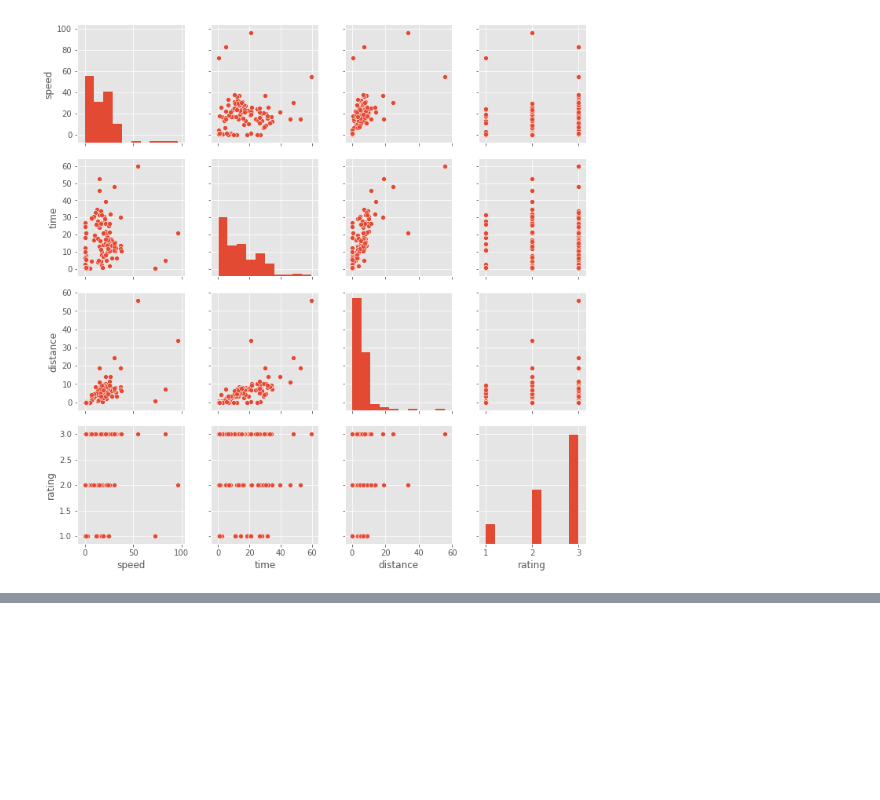
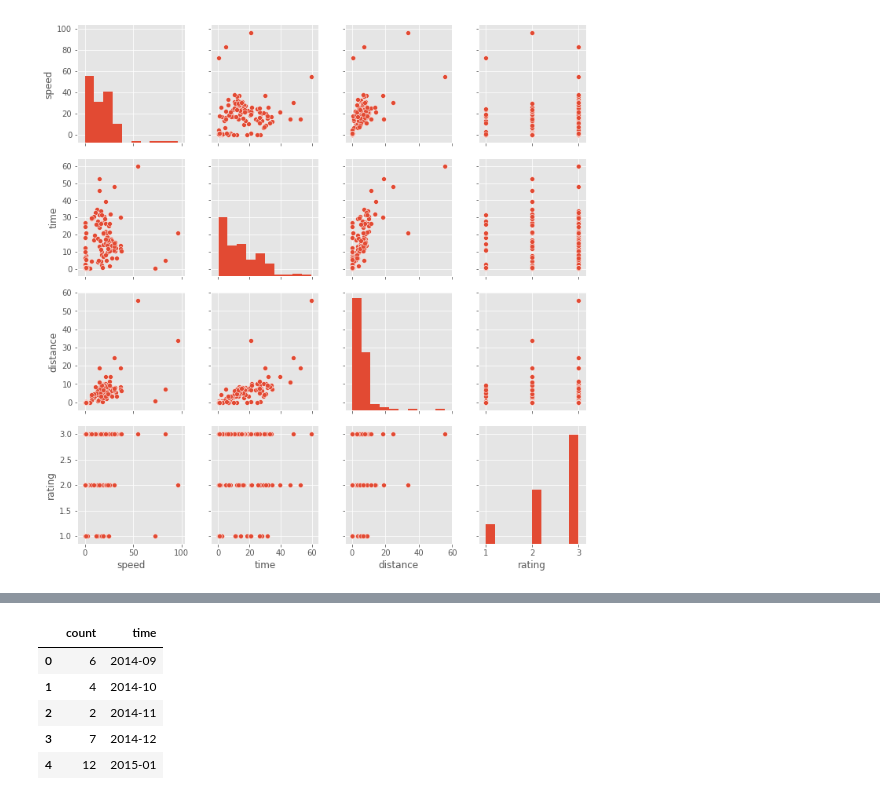
Before and after one commit to MoBran/bi2_project, a Jupyter notebook: src/model_building.ipynb, the cells around one changed output, grey strips where cells are left out. Cells and saved outputs as stored; diff of their text form; code cells hidden in the pictures; blank space fills up the shorter version.

```diff
--- a/src/model_building.ipynb
+++ b/src/model_building.ipynb
@@ -61,0 +100,12 @@ sns.pairplot(tracks_cor);
+# %%
+sorted_date = sorted_date.rename(columns={'time': 'count', 'index': 'time'})
+sorted_date = sorted_date["time"].sort_values().to_frame().reset_index()
+sorted_date = sorted_date.rename(columns={'index': 'count'})
+sorted_date.head()
+# %% [output]
+|  | count | time |
+| 0 | 6 | 2014-09 |
+| 1 | 4 | 2014-10 |
+| 2 | 2 | 2014-11 |
+| 3 | 7 | 2014-12 |
+| 4 | 12 | 2015-01 |
```
Also changed, not shown: parts of 7 cells of this notebook.
